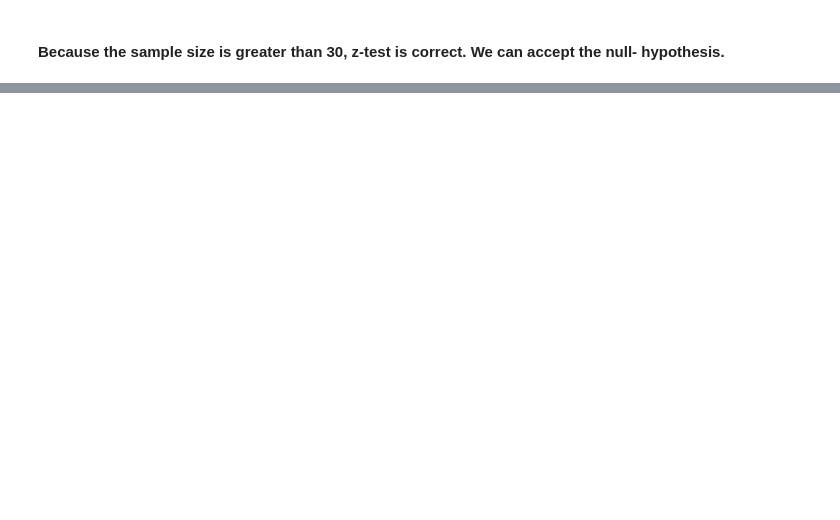
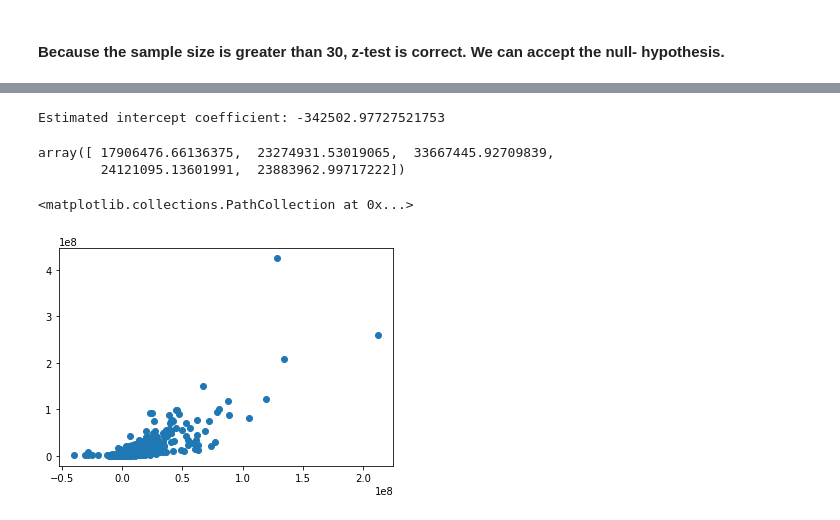
Before and after one commit to emami06/TrendingVideoYouTube, a Jupyter notebook: YouTube+EDA.ipynb, the cells around one changed output, grey strips where cells are left out. Saved outputs shown, nothing was run; the diff lists cells and outputs as text; code cells hidden in the pictures; blank space fills up the shorter version.

```diff
--- a/YouTube+EDA.ipynb
+++ b/YouTube+EDA.ipynb
@@ -809,0 +787,39 @@ intercept = 7092.45608037
+# %%
+data = data.reindex(columns=[
+    #'video_id','trending_date', 'title','channel_title',
+    'views','likes',
+               'dislikes','comment_count','video_title_count_word','video_tags_count_word'
+               ,'count_unique_word_tags','video_title_count_punctuations','video_tag_count_punctuations',
+               'video_title_count_words_upper','video_tag_count_words_upper','video_title_count_words_title'])
+# %%
+yt_data = data[[
+    #'video_id','trending_date', 'title','channel_title',
+    'views','likes',
+               'dislikes','comment_count','video_title_count_word','video_tags_count_word'
+               ,'count_unique_word_tags','video_title_count_punctuations','video_tag_count_punctuations',
+               'video_title_count_words_upper','video_tag_count_words_upper','video_title_count_words_title']]
+# %%
+#Using Regression model:
+X = yt_data.drop(['views'], axis = 1)
+lm = LinearRegression()
+
+# Fit the Regression model to predict the views number of the YouTube video:
+lm.fit(X, yt_data.views)
+print('Estimated intercept coefficient: {}'.format(lm.intercept_))
+# %% [output]
+Estimated intercept coefficient: -342502.97727521753
+# %%
+y_view = data.views
+
+#Prediction of the sample:
+
+y_lm = lm.predict(X)[0:5]
+y_lm
+# %% [output]
+array([ 17906476.66136375,  23274931.53019065,  33667445.92709839,
+        24121095.13601991,  23883962.99717222])
+# %%
+plt.scatter(lm.predict(X),yt_data.views)
+# %% [output]
+<matplotlib.collections.PathCollection at 0x...>
+[figure, added]
```
Also changed, not shown: parts of 35 cells of this notebook.
